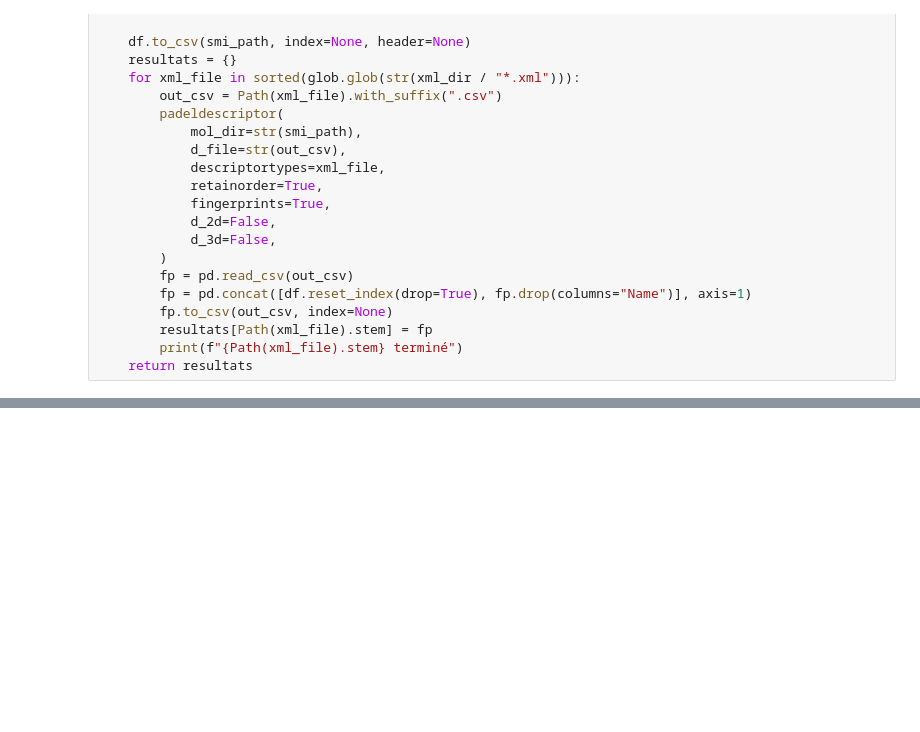
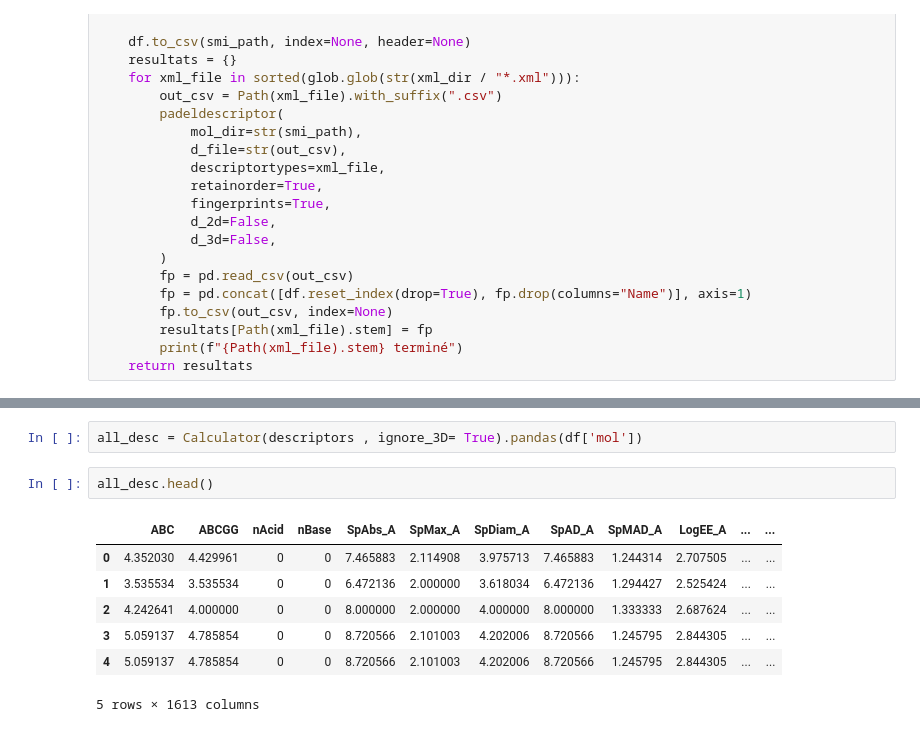
Before and after one commit to Marouane-Elhouari/rdkit-, a Jupyter notebook: analyse_rdkit_ameliore.ipynb, the cells around one changed output, grey strips where cells are left out. Cells and saved outputs as stored; diff of their text form; blank space fills up the shorter version.

```diff
--- a/analyse_rdkit_ameliore.ipynb
+++ b/analyse_rdkit_ameliore.ipynb
@@ -240,0 +524,12 @@ def calculer_descripteurs_padel(df: pd.DataFrame, xml_dir: Path, smi_path: Path)
+# %%
+all_desc = Calculator(descriptors , ignore_3D= True).pandas(df['mol'])
+# %%
+all_desc.head()
+# %% [output]
+|  | ABC | ABCGG | nAcid | nBase | SpAbs_A | SpMax_A | SpDiam_A | SpAD_A | SpMAD_A | LogEE_A | ... | ... |
+| 0 | 4.352030 | 4.429961 | 0 | 0 | 7.465883 | 2.114908 | 3.975713 | 7.465883 | 1.244314 | 2.707505 | ... | ... |
+| 1 | 3.535534 | 3.535534 | 0 | 0 | 6.472136 | 2.000000 | 3.618034 | 6.472136 | 1.294427 | 2.525424 | ... | ... |
+| 2 | 4.242641 | 4.000000 | 0 | 0 | 8.000000 | 2.000000 | 4.000000 | 8.000000 | 1.333333 | 2.687624 | ... | ... |
+| 3 | 5.059137 | 4.785854 | 0 | 0 | 8.720566 | 2.101003 | 4.202006 | 8.720566 | 1.245795 | 2.844305 | ... | ... |
+| 4 | 5.059137 | 4.785854 | 0 | 0 | 8.720566 | 2.101003 | 4.202006 | 8.720566 | 1.245795 | 2.844305 | ... | ... |
+5 rows × 1613 columns
```
Also changed, not shown: parts of 29 cells of this notebook, 4 other files.
